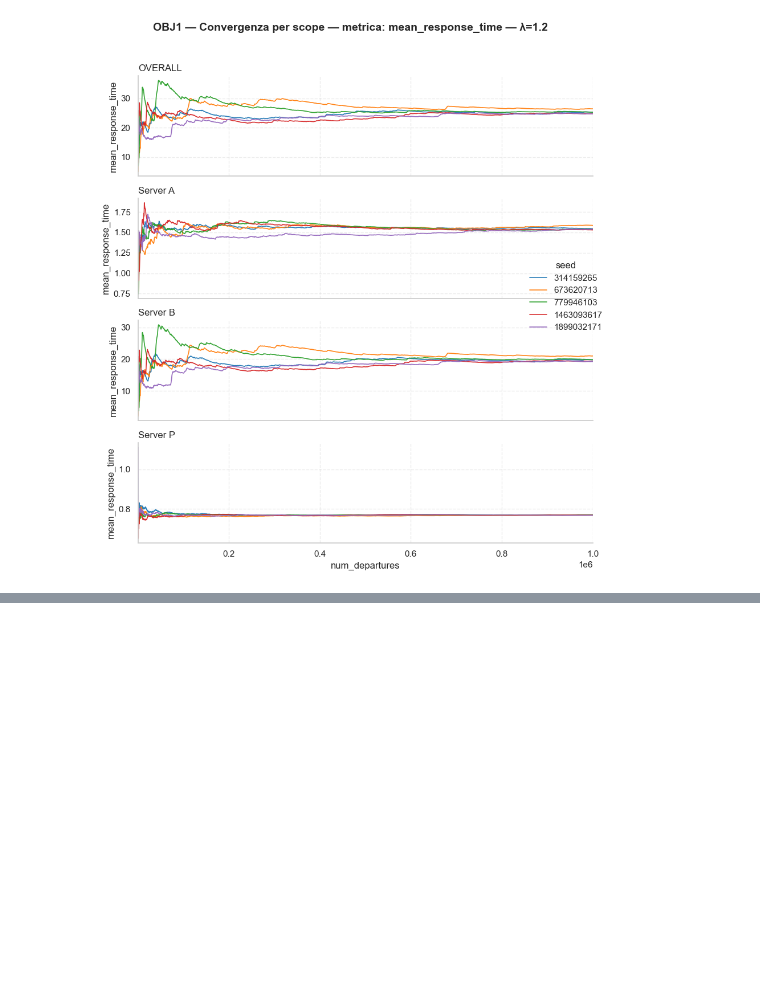
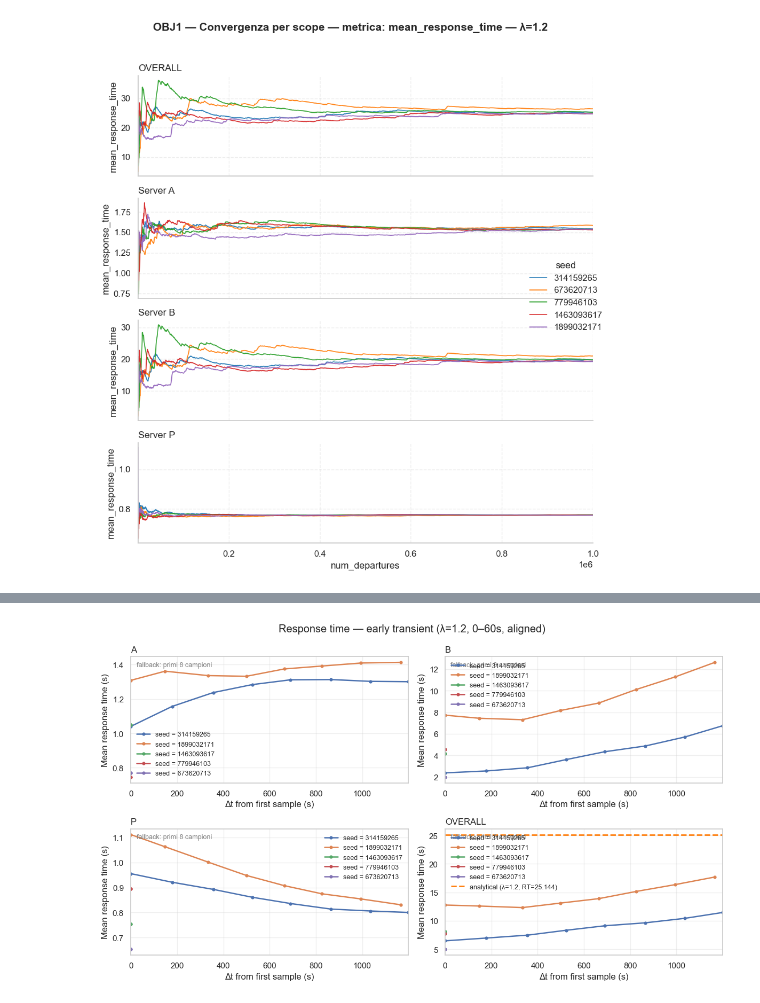
Before and after one commit to Dissan97/PMCNS-PROJECT, a Jupyter notebook: Project.ipynb, the cells around one changed output, grey strips where cells are left out. Saved outputs shown, nothing was run; the diff lists cells and outputs as text; code cells hidden in the pictures; blank space fills up the shorter version.

```diff
--- a/Project.ipynb
+++ b/Project.ipynb
@@ -3011,3 +3282,16 @@ plot_transient_response_time(dfs_conv, arrival_rate=1.2)
+# %%
+plot_transient_by_seed_zoom(
+    dfs_conv_list=dfs_conv,
+    scopes=("NODE_A","NODE_B","NODE_P","OVERALL"),
+    arrival_rate=1.2,
+    metric="mean_response_time",
+    t_max=60,
+    ewma_span=7,
+    analytic_df=analytic_df,
+    align_first_sample=True   # default
+)
+# %% [output]
+[figure, added]
 # %%
 # plot_mean_rt_by_seed_single_line.py
 # Requisiti: pandas, matplotlib, numpy
```
Also changed, not shown: parts of 22 cells of this notebook.
